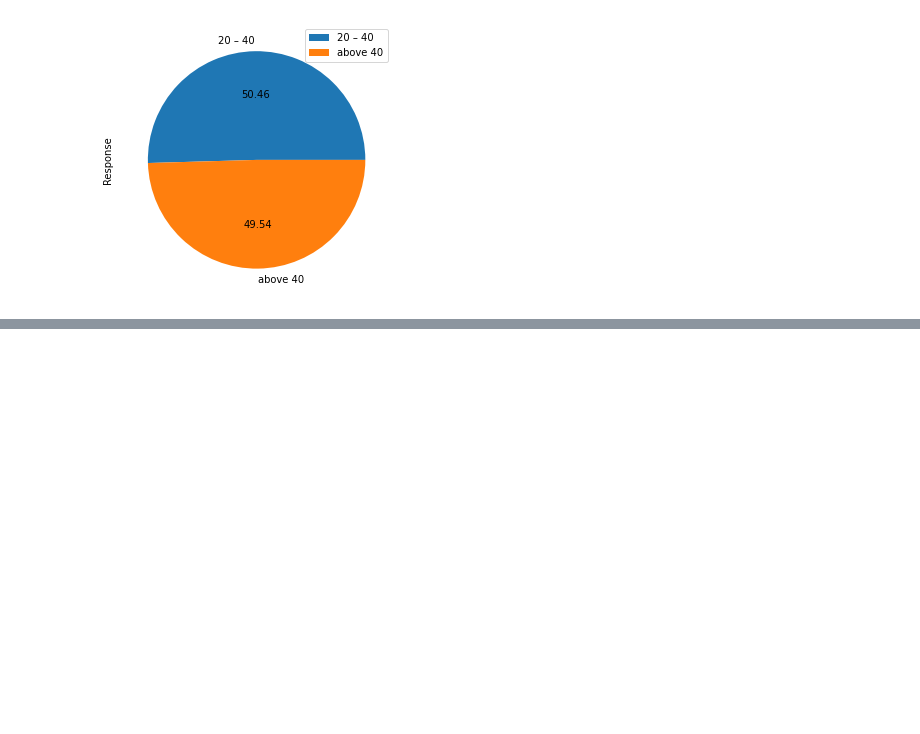
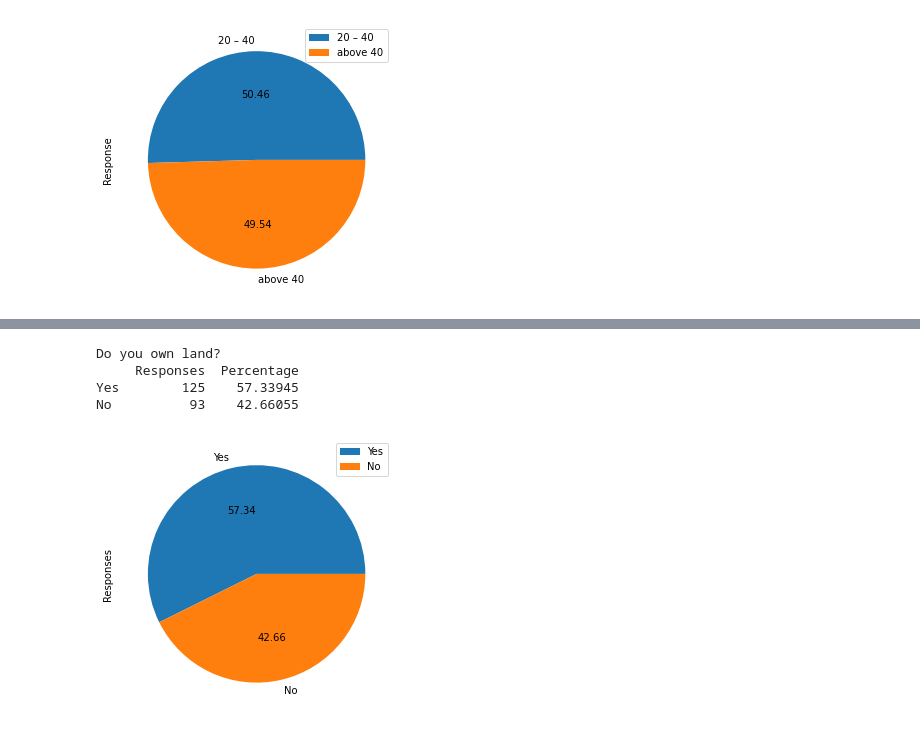
Before and after one commit to elsunais6167/maize-climate-plots, a Jupyter notebook: algorithm.ipynb, the cells around one changed output, grey strips where cells are left out. Saved outputs shown, nothing was run; the diff lists cells and outputs as text; code cells hidden in the pictures; blank space fills up the shorter version.

```diff
--- a/algorithm.ipynb
+++ b/algorithm.ipynb
@@ -90,0 +91,15 @@ Secondary School education        27   12.385321
+# %%
+m = data['do you own land'].value_counts()
+f = data['do you own land'].value_counts(normalize = True)
+land = pd.concat([m,f], axis=1, keys=['Responses', 'Percentage'])
+land['Percentage'] = land.Percentage*100
+print('Do you own land?')
+print(land)
+
+plot = land.plot.pie(y='Responses', autopct='%.2f', figsize=(5,5))
+# %% [output]
+Do you own land?
+     Responses  Percentage
+Yes        125    57.33945
+No          93    42.66055
+[figure, added]
```
Also changed, not shown: parts of 3 cells of this notebook, 1 other file.
